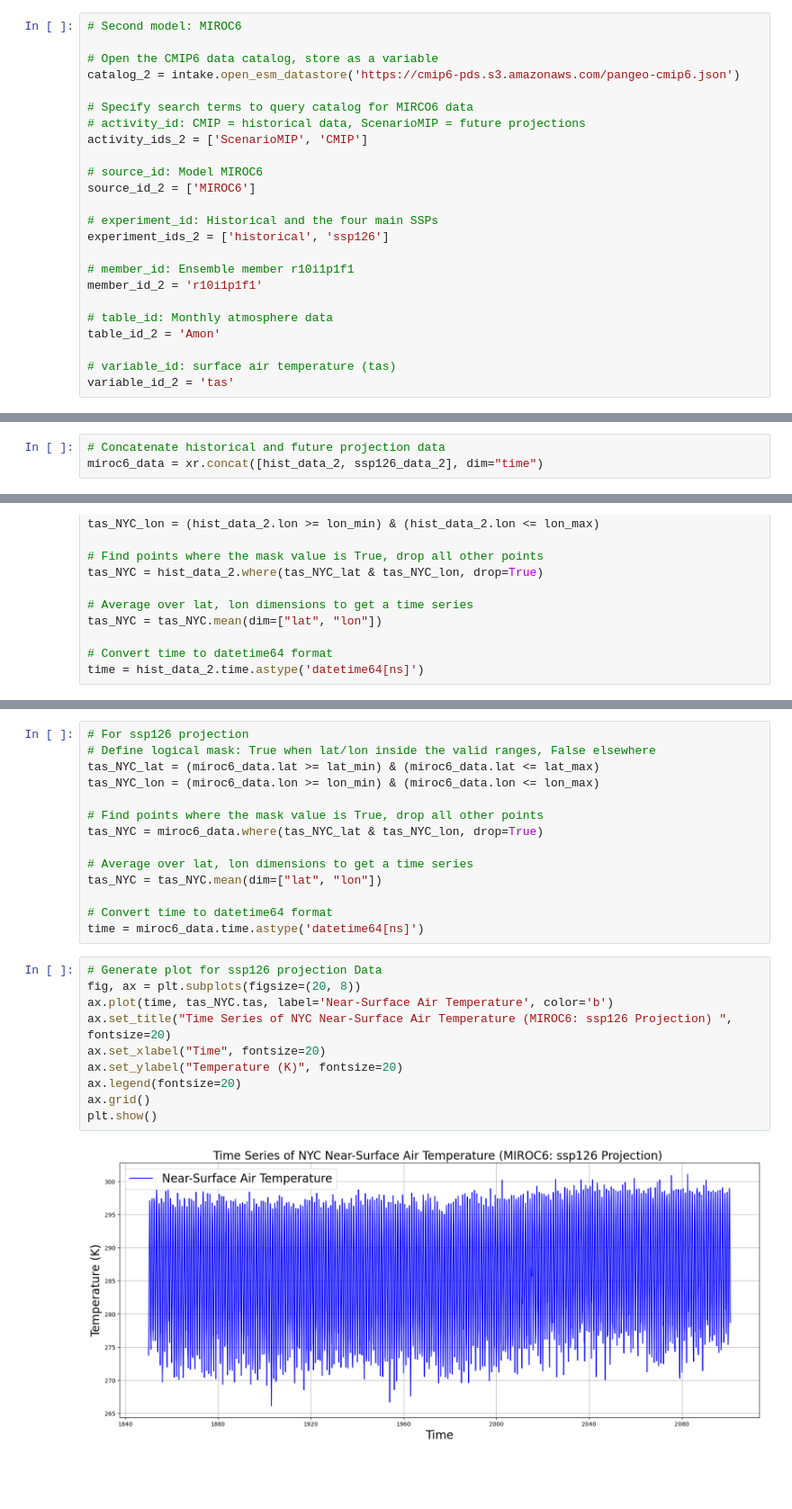
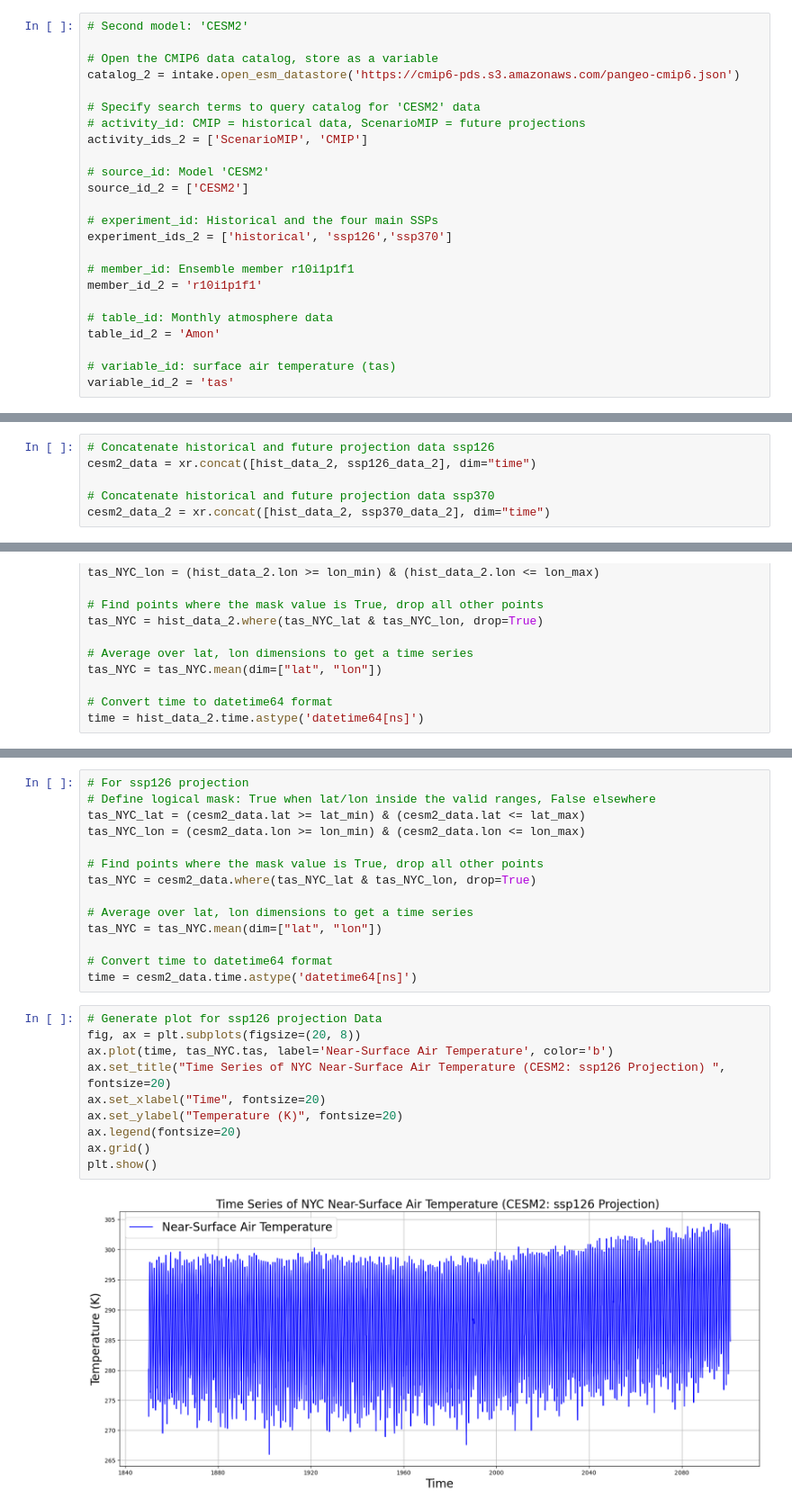
Before and after one commit to madisonenda/Time-Series-Plots, a Jupyter notebook: EDS296-HW1-Enda.ipynb, the cells around one changed output, grey strips where cells are left out. Shown at 90% size. Cells and saved outputs as stored; diff of their text form; blank space fills up the shorter version.

```diff
--- a/EDS296-HW1-Enda.ipynb
+++ b/EDS296-HW1-Enda.ipynb
@@ -36,20 +37,20 @@ table_id = 'Amon'
 # variable_id: surface air temperature (tas)
 variable_id = 'tas'
 # %%
-# Second model: MIROC6
+# Second model: 'CESM2'
 
 # Open the CMIP6 data catalog, store as a variable
 catalog_2 = intake.open_esm_datastore('https://cmip6-pds.s3.amazonaws.com/pangeo-cmip6.json')
 
-# Specify search terms to query catalog for MIRCO6 data
+# Specify search terms to query catalog for 'CESM2' data
 # activity_id: CMIP = historical data, ScenarioMIP = future projections
 activity_ids_2 = ['ScenarioMIP', 'CMIP']
 
-# source_id: Model MIROC6
-source_id_2 = ['MIROC6']
+# source_id: Model 'CESM2'
+source_id_2 = ['CESM2']
 
 # experiment_id: Historical and the four main SSPs
-experiment_ids_2 = ['historical', 'ssp126']
+experiment_ids_2 = ['historical', 'ssp126','ssp370']
 
 # member_id: Ensemble member r10i1p1f1
 member_id_2 = 'r10i1p1f1'
@@ -103,6 +115,9 @@ ssp126_data_2 = xr.open_zarr(res.df['zstore'][1], storage_options={'anon': True}
 # %%
-# Concatenate historical and future projection data
-miroc6_data = xr.concat([hist_data_2, ssp126_data_2], dim="time")
+# Concatenate historical and future projection data ssp126
+cesm2_data = xr.concat([hist_data_2, ssp126_data_2], dim="time")
+
+# Concatenate historical and future projection data ssp370
+cesm2_data_2 = xr.concat([hist_data_2, ssp370_data_2], dim="time")
 # %% [markdown]
 ### Location: New York City, New York
 
@@ -203,26 +256,26 @@ plt.show()
 # %%
 # For ssp126 projection
 # Define logical mask: True when lat/lon inside the valid ranges, False elsewhere
-tas_NYC_lat = (miroc6_data.lat >= lat_min) & (miroc6_data.lat <= lat_max)
-tas_NYC_lon = (miroc6_data.lon >= lon_min) & (miroc6_data.lon <= lon_max)
+tas_NYC_lat = (cesm2_data.lat >= lat_min) & (cesm2_data.lat <= lat_max)
+tas_NYC_lon = (cesm2_data.lon >= lon_min) & (cesm2_data.lon <= lon_max)
 
 # Find points where the mask value is True, drop all other points
-tas_NYC = miroc6_data.where(tas_NYC_lat & tas_NYC_lon, drop=True)
+tas_NYC = cesm2_data.where(tas_NYC_lat & tas_NYC_lon, drop=True)
 
 # Average over lat, lon dimensions to get a time series
 tas_NYC = tas_NYC.mean(dim=["lat", "lon"])
 
 # Convert time to datetime64 format
-time = miroc6_data.time.astype('datetime64[ns]')
+time = cesm2_data.time.astype('datetime64[ns]')
 # %%
 # Generate plot for ssp126 projection Data
 fig, ax = plt.subplots(figsize=(20, 8))
 ax.plot(time, tas_NYC.tas, label='Near-Surface Air Temperature', color='b')
-ax.set_title("Time Series of NYC Near-Surface Air Temperature (MIROC6: ssp126 Projection) ", fontsize=20)
+ax.set_title("Time Series of NYC Near-Surface Air Temperature (CESM2: ssp126 Projection) ", fontsize=20)
 ax.set_xlabel("Time", fontsize=20)
 ax.set_ylabel("Temperature (K)", fontsize=20)
 ax.legend(fontsize=20)
 ax.grid()
 plt.show()
 # %% [output]
-[figure, old version]
+[figure, new version]
```
Also changed, not shown: parts of 18 cells of this notebook.
